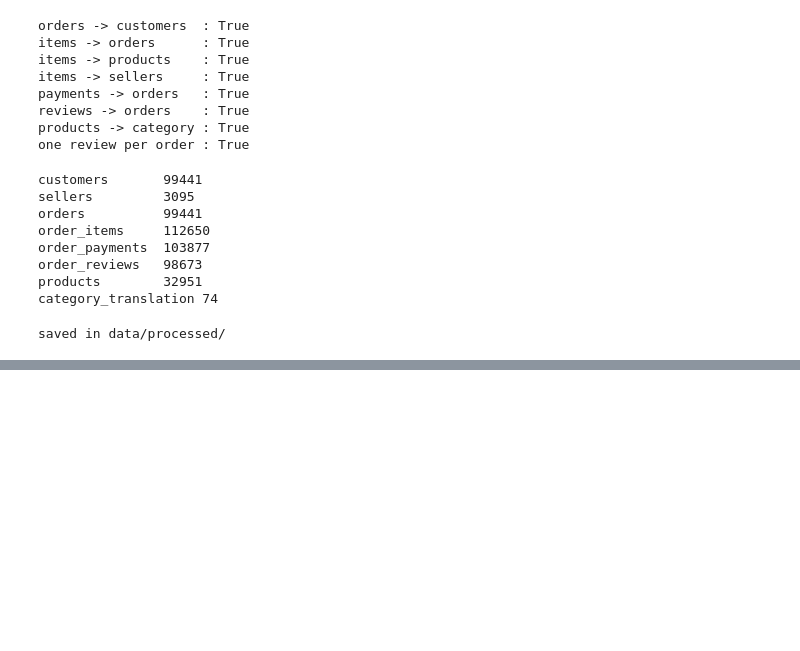
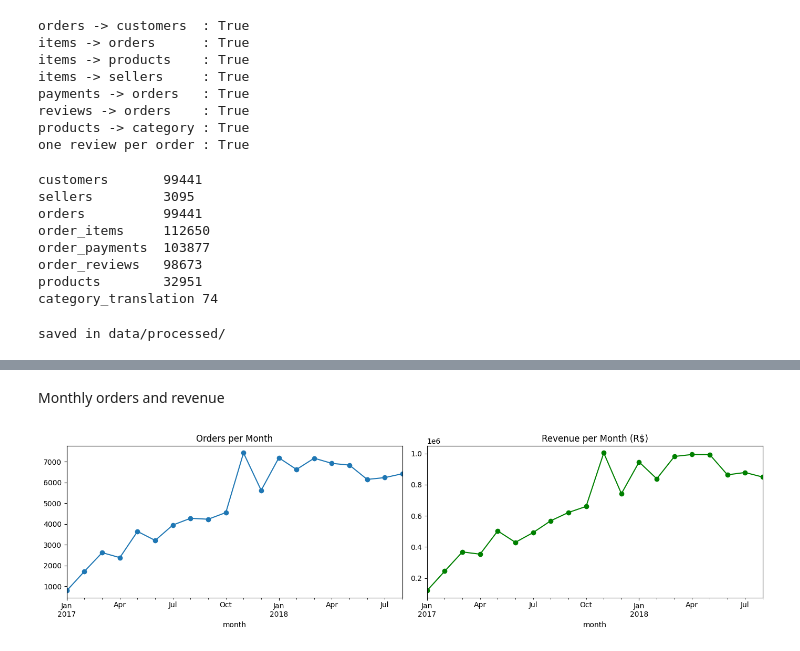
Before and after one commit to asem87/DEPI-E-Commerce-Customer-Value-Prediction, a Jupyter notebook: notebooks/data_cleaning.ipynb, the cells around one changed output, grey strips where cells are left out. Drawn from its saved outputs; the diff is of its cells as text; code cells hidden in the pictures; blank space fills up the shorter version.

```diff
--- a/notebooks/data_cleaning.ipynb
+++ b/notebooks/data_cleaning.ipynb
@@ -286,0 +352,6 @@ except ImportError:
+# %%
+valid_orders = order_df[~order_df["order_status"].isin(["canceled", "unavailable"])]
+valid_items  = items_full[~items_full["order_status"].isin(["canceled", "unavailable"])]
+
+print("order_df:", order_df.shape, "| items_full:", items_full.shape)
+order_df.head()
@@ -286,0 +390,16 @@ except ImportError:
+# %% [markdown]
+Monthly orders and revenue
+# %%
+monthly = valid_orders.groupby("month").agg(
+    orders=("order_id", "count"),
+    revenue=("items_total", "sum"),
+)
+monthly = monthly.loc["2017-01":"2018-08"]
+
+fig, axes = plt.subplots(1, 2, figsize=(14, 4))
+monthly["orders"].plot(marker="o", ax=axes[0], title="Orders per Month")
+monthly["revenue"].plot(marker="o", color="green", ax=axes[1], title="Revenue per Month (R$)")
+plt.tight_layout()
+plt.show()
+# %% [output]
+[figure, added]
```
Also changed, not shown: parts of 32 cells of this notebook.
